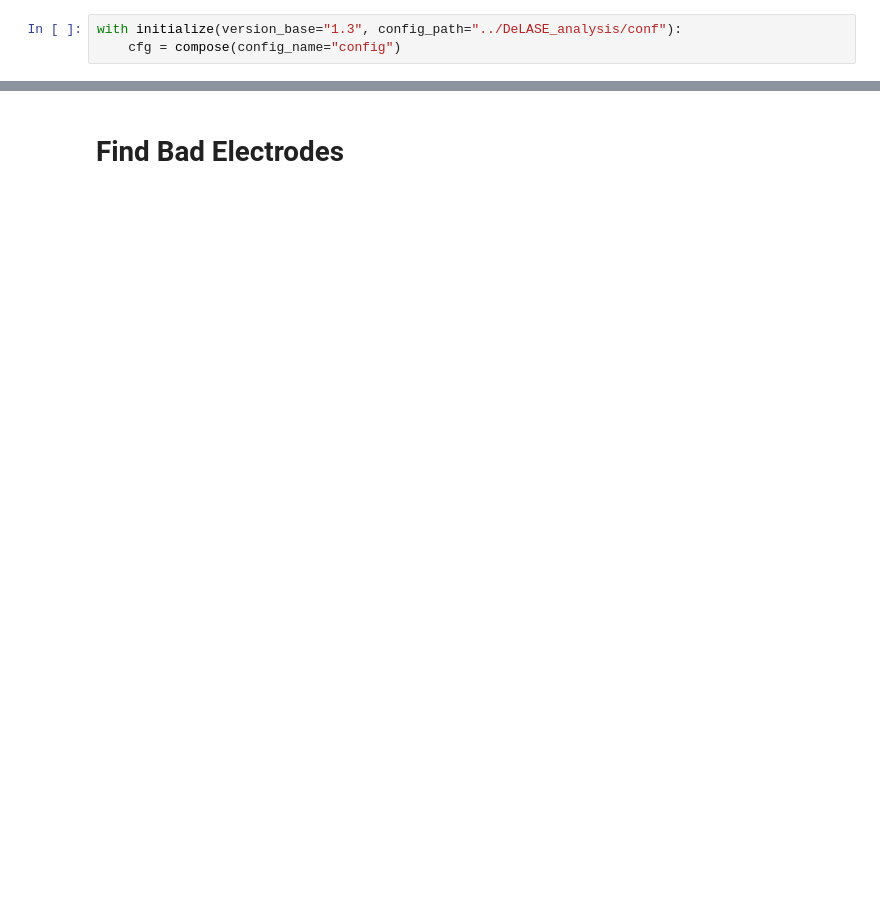
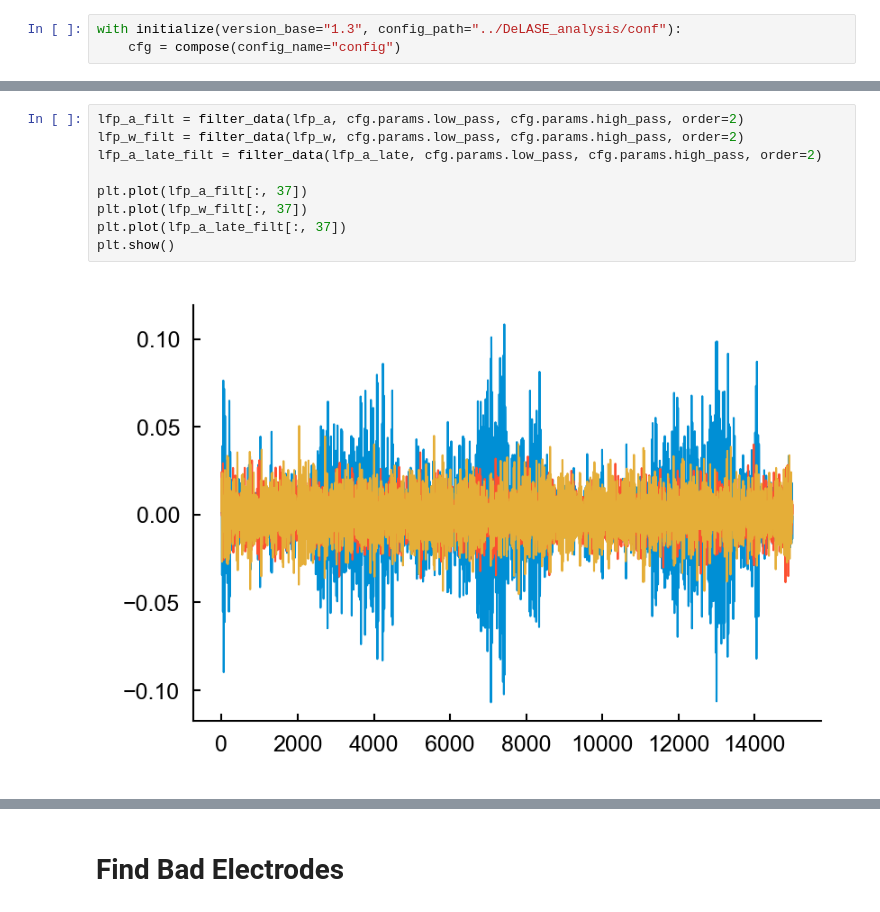
Before and after one commit to adamjeisen/UniversalUnconsciousness, a Jupyter notebook: _jupyter/2024-10-21 - Electrode Filtering FINAL.ipynb, the cells around one changed output, grey strips where cells are left out. Drawn from its saved outputs; the diff is of its cells as text; blank space fills up the shorter version.

```diff
--- a/_jupyter/2024-10-21 - Electrode Filtering FINAL.ipynb
+++ b/_jupyter/2024-10-21 - Electrode Filtering FINAL.ipynb
@@ -62,0 +86,11 @@ Data loaded (took 114.36 seconds)
+# %%
+lfp_a_filt = filter_data(lfp_a, cfg.params.low_pass, cfg.params.high_pass, order=2)
+lfp_w_filt = filter_data(lfp_w, cfg.params.low_pass, cfg.params.high_pass, order=2)
+lfp_a_late_filt = filter_data(lfp_a_late, cfg.params.low_pass, cfg.params.high_pass, order=2)
+
+plt.plot(lfp_a_filt[:, 37])
+plt.plot(lfp_w_filt[:, 37])
+plt.plot(lfp_a_late_filt[:, 37])
+plt.show()
+# %% [output]
+[figure, added]
```
Also changed, not shown: parts of 43 cells of this notebook, 12 other files.
